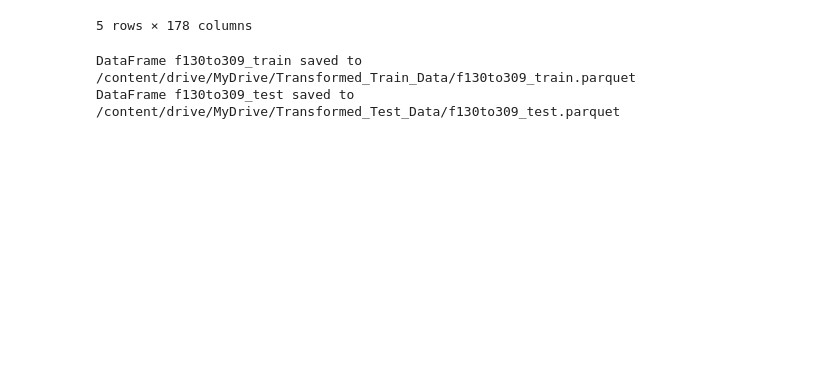
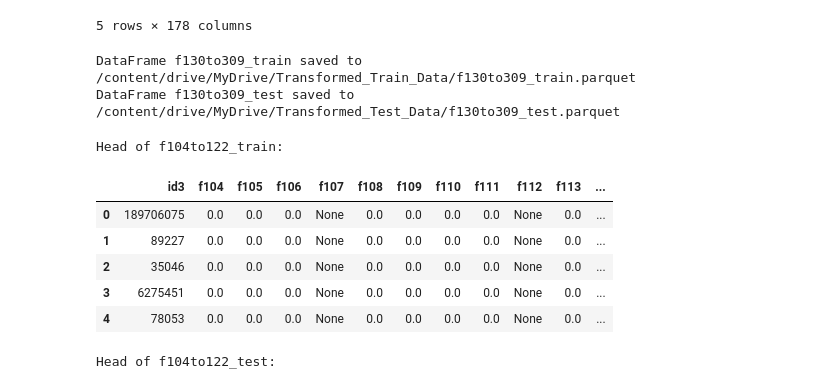
Before and after one commit to rishabh-0042/American_Express_Hackathon_25-2025, a Jupyter notebook: Feature_Engineering4.2.ipynb, the cells around one changed output. Saved outputs shown, nothing was run; the diff lists cells and outputs as text; code cells hidden in the pictures; blank space fills up the shorter version.

```diff
--- a/Feature_Engineering4.2.ipynb
+++ b/Feature_Engineering4.2.ipynb
@@ -1145,3 +1145,26 @@ print(f"DataFrame f130to309_test saved to {output_path_test}")
 # %% [output]
 DataFrame f130to309_train saved to /content/drive/MyDrive/Transformed_Train_Data/f130to309_train.parquet
 DataFrame f130to309_test saved to /content/drive/MyDrive/Transformed_Test_Data/f130to309_test.parquet
+# %%
+# Select columns for f104to122_train
+f104to122_train_columns = ['id3'] + [f'f{i}' for i in range(104, 123)]
+f104to122_train = train_data[f104to122_train_columns].copy()
+
+# Select columns for f104to122_test
+f104to122_test_columns = ['id3'] + [f'f{i}' for i in range(104, 123)]
+f104to122_test = test_data[f104to122_test_columns].copy()
+
+print("Head of f104to122_train:")
+display(f104to122_train.head())
+
+print("\nHead of f104to122_test:")
+display(f104to122_test.head())
+# %% [output]
+Head of f104to122_train:
+|  | id3 | f104 | f105 | f106 | f107 | f108 | f109 | f110 | f111 | f112 | f113 | ... |
+| 0 | 189706075 | 0.0 | 0.0 | 0.0 | None | 0.0 | 0.0 | 0.0 | 0.0 | None | 0.0 | ... |
+| 1 | 89227 | 0.0 | 0.0 | 0.0 | None | 0.0 | 0.0 | 0.0 | 0.0 | None | 0.0 | ... |
+| 2 | 35046 | 0.0 | 0.0 | 0.0 | None | 0.0 | 0.0 | 0.0 | 0.0 | None | 0.0 | ... |
+| 3 | 6275451 | 0.0 | 0.0 | 0.0 | None | 0.0 | 0.0 | 0.0 | 0.0 | None | 0.0 | ... |
+| 4 | 78053 | 0.0 | 0.0 | 0.0 | None | 0.0 | 0.0 | 0.0 | 0.0 | None | 0.0 | ... |
+Head of f104to122_test:
```
Also changed, not shown: parts of 16 cells of this notebook.
